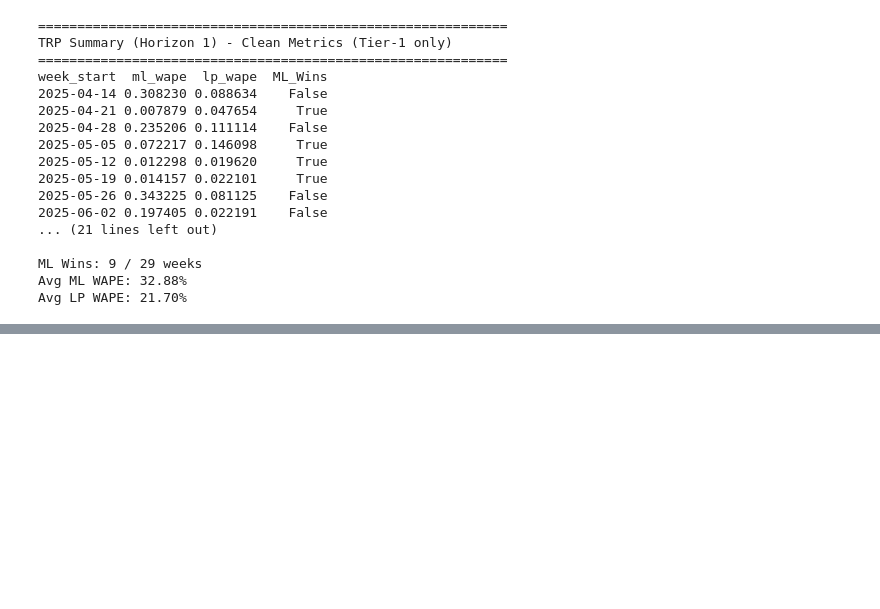
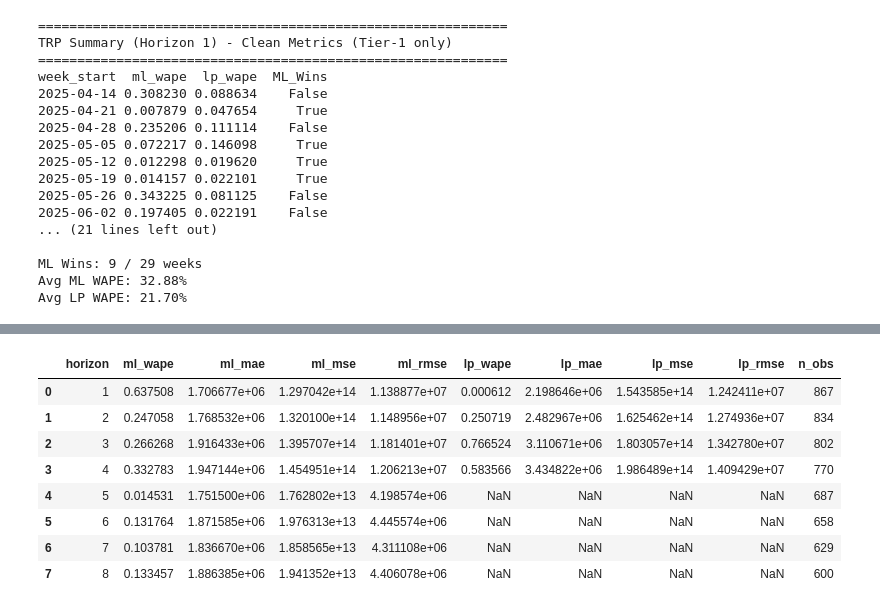
Before and after one commit to porvakanti/hubbleAI, a Jupyter notebook: notebooks/inspect_output.ipynb, the cells around one changed output, grey strips where cells are left out. Saved outputs shown, nothing was run; the diff lists cells and outputs as text; code cells hidden in the pictures; blank space fills up the shorter version.

```diff
--- a/notebooks/inspect_output.ipynb
+++ b/notebooks/inspect_output.ipynb
@@ -667,0 +702,12 @@ Avg LP WAPE: 21.70%
+# %%
+horizon_profiles
+# %% [output]
+|  | horizon | ml_wape | ml_mae | ml_mse | ml_rmse | lp_wape | lp_mae | lp_mse | lp_rmse | n_obs |
+| 0 | 1 | 0.637508 | 1.706677e+06 | 1.297042e+14 | 1.138877e+07 | 0.000612 | 2.198646e+06 | 1.543585e+14 | 1.242411e+07 | 867 |
+| 1 | 2 | 0.247058 | 1.768532e+06 | 1.320100e+14 | 1.148956e+07 | 0.250719 | 2.482967e+06 | 1.625462e+14 | 1.274936e+07 | 834 |
+| 2 | 3 | 0.266268 | 1.916433e+06 | 1.395707e+14 | 1.181401e+07 | 0.766524 | 3.110671e+06 | 1.803057e+14 | 1.342780e+07 | 802 |
+| 3 | 4 | 0.332783 | 1.947144e+06 | 1.454951e+14 | 1.206213e+07 | 0.583566 | 3.434822e+06 | 1.986489e+14 | 1.409429e+07 | 770 |
+| 4 | 5 | 0.014531 | 1.751500e+06 | 1.762802e+13 | 4.198574e+06 | NaN | NaN | NaN | NaN | 687 |
+| 5 | 6 | 0.131764 | 1.871585e+06 | 1.976313e+13 | 4.445574e+06 | NaN | NaN | NaN | NaN | 658 |
+| 6 | 7 | 0.103781 | 1.836670e+06 | 1.858565e+13 | 4.311108e+06 | NaN | NaN | NaN | NaN | 629 |
+| 7 | 8 | 0.133457 | 1.886385e+06 | 1.941352e+13 | 4.406078e+06 | NaN | NaN | NaN | NaN | 600 |
```
Also changed, not shown: parts of 3 cells of this notebook.
